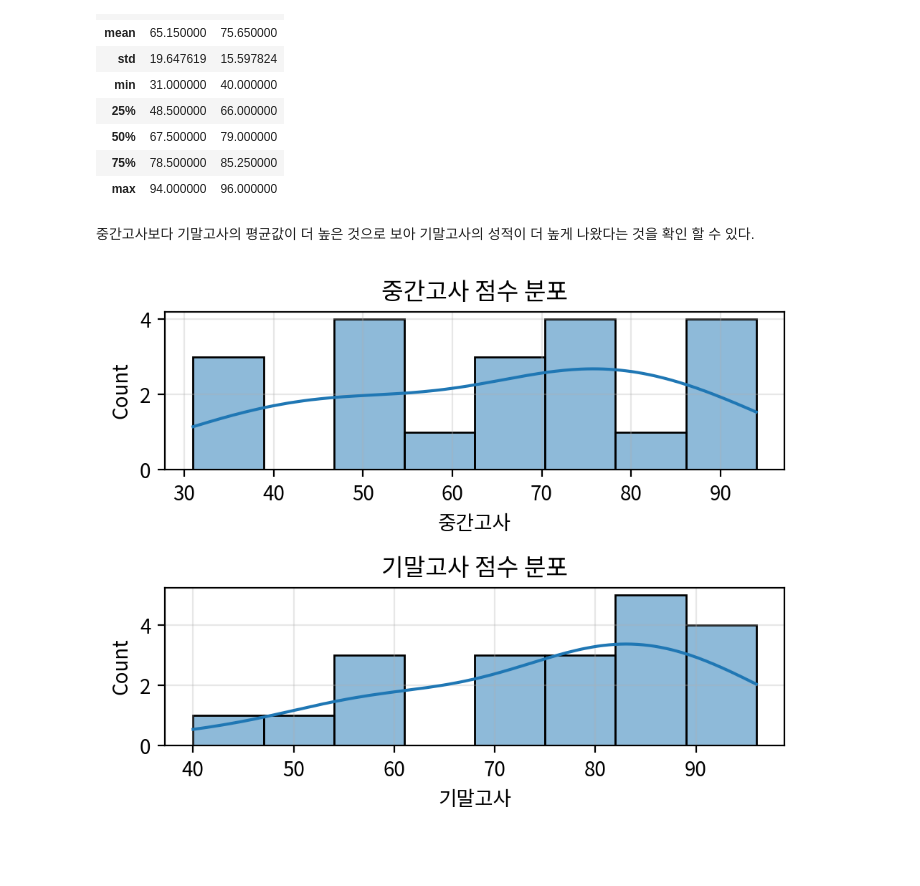
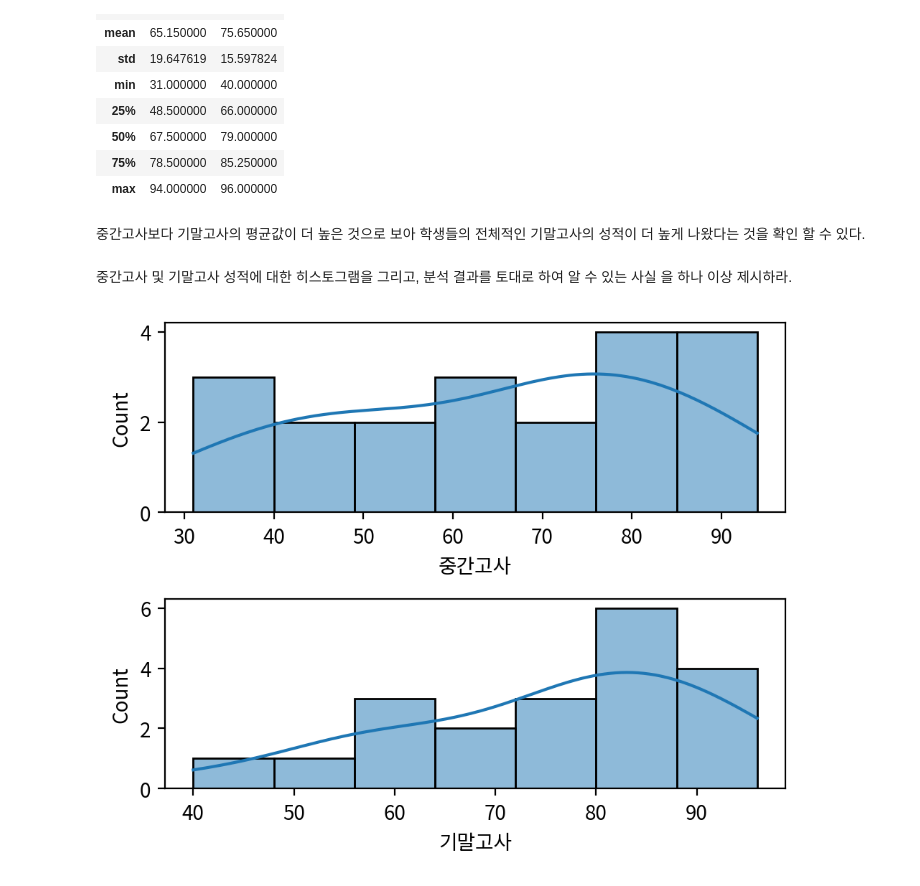
Before and after one commit to BeakJW/DATA_ANALYSIS_STUDY, a Jupyter notebook: 6강/06-종합-연습문제.ipynb, the cells around one changed output. Saved outputs shown, nothing was run; the diff lists cells and outputs as text; code cells hidden in the pictures; blank space fills up the shorter version.

```diff
--- a/6강/06-종합-연습문제.ipynb
+++ b/6강/06-종합-연습문제.ipynb
@@ -382,28 +379,25 @@ df[['중간고사', '기말고사']].describe()
 | 75% | 78.500000 | 85.250000 |
 | max | 94.000000 | 96.000000 |
 # %% [markdown]
-중간고사보다 기말고사의 평균값이 더 높은 것으로 보아 기말고사의 성적이 더 높게 나왔다는 것을 확인 할 수 있다.
+중간고사보다 기말고사의 평균값이 더 높은 것으로 보아 학생들의 전체적인 기말고사의 성적이 더 높게 나왔다는 것을 확인 할 수 있다.
+# %% [markdown]
+중간고사 및 기말고사 성적에 대한 히스토그램을 그리고, 분석 결과를 토대로 하여 알 수 있는 사실
+을 하나 이상 제시하라.
 # %%
 # 1) 그래프 초기화
 width_px = 1000
 height_px = 800
 rows = 2
 cols = 1
 figsize = (width_px / my_dpi, height_px / my_dpi)
 fig, axes = plt.subplots(rows, cols, figsize=figsize, dpi=my_dpi)
 
-# 2-1) 중간고사 히스토그램
-sb.histplot(data=df, x='중간고사', bins=8, kde=True, ax=axes[0])
-axes[0].set_title("중간고사 점수 분포")
-axes[0].grid(True, alpha=0.3)
-
-# 2-2) 기말고사 히스토그램
-sb.histplot(data=df, x='기말고사', bins=8, kde=True, ax=axes[1])
-axes[1].set_title("기말고사 점수 분포")
-axes[1].grid(True, alpha=0.3)
+# 2) 한 번에 그리기
+for i,v in enumerate(['중간고사', '기말고사']):
+    sb.histplot(data=df, x=v, bins=7, kde=True, ax=axes[i])
 
 plt.tight_layout()
 plt.show()
 plt.close()
 # %% [output]
-[figure, old version]
+[figure, new version]
```
Also changed, not shown: parts of 7 cells of this notebook, 3 other files.
